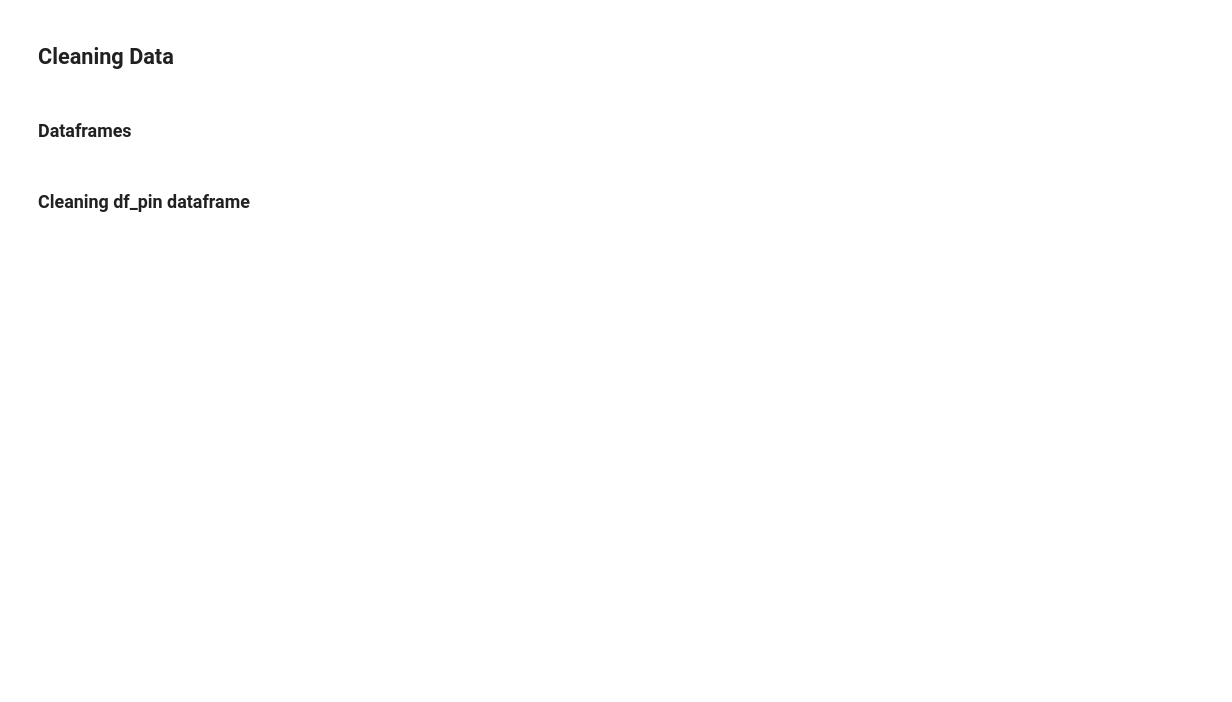
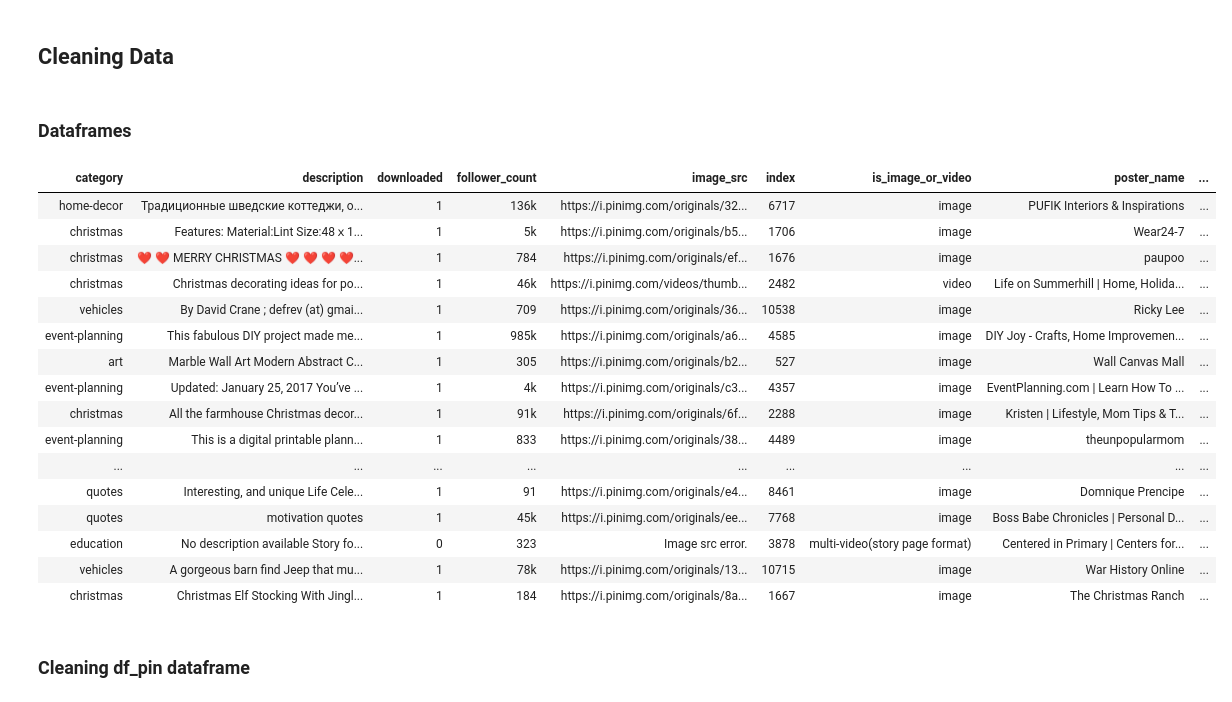
Before and after one commit to 1lekshmi/pinterest-data-pipeline449, a Jupyter notebook: databricks/clean_data.ipynb, the cells around one changed output. Drawn from its saved outputs; the diff is of its cells as text; code cells hidden in the pictures; blank space fills up the shorter version.

```diff
--- a/databricks/clean_data.ipynb
+++ b/databricks/clean_data.ipynb
@@ -5,18 +5,36 @@
 # %%
 # File location and type
 # Asterisk(*) indicates reading all the content of the specified file that have .json extension
-file_location = "/mnt/user-0a9b5b8a2ae5-bucket/topics/0a9b5b8a2ae5.{}/partition=0/*.json"
+file_location = "/mnt/s3_bucket_test/topics/0a9b5b8a2ae5.{}/partition=0/*.json"
 file_type = "json"
 # Ask Spark to infer the schema
 infer_schema = "true"
 # Read in JSONs from mounted S3 bucket
 df_pin = spark.read.format(file_type).option("inferSchema", infer_schema).load(file_location.format("pin"))
 df_geo = spark.read.format(file_type).option("inferSchema", infer_schema).load(file_location.format("geo"))
 df_user = spark.read.format(file_type).option("inferSchema", infer_schema).load(file_location.format("user"))
 
 display(df_pin)
-display(df_geo)
-display(df_user)
+# display(df_geo)
+# display(df_user)
+# %% [output]
+| category | description | downloaded | follower_count | image_src | index | is_image_or_video | poster_name | ... |
+| home-decor | Традиционные шведские коттеджи, о... | 1 | 136k | https://i.pinimg.com/originals/32... | 6717 | image | PUFIK Interiors & Inspirations | ... |
+| christmas | Features: Material:Lint Size:48ｘ1... | 1 | 5k | https://i.pinimg.com/originals/b5... | 1706 | image | Wear24-7 | ... |
+| christmas | ❤️ ❤️ MERRY CHRISTMAS ❤️ ❤️ ❤️ ❤️... | 1 | 784 | https://i.pinimg.com/originals/ef... | 1676 | image | paupoo | ... |
+| christmas | Christmas decorating ideas for po... | 1 | 46k | https://i.pinimg.com/videos/thumb... | 2482 | video | Life on Summerhill | Home, Holida... | ... |
+| vehicles | By David Crane ; defrev (at) gmai... | 1 | 709 | https://i.pinimg.com/originals/36... | 10538 | image | Ricky Lee | ... |
+| event-planning | This fabulous DIY project made me... | 1 | 985k | https://i.pinimg.com/originals/a6... | 4585 | image | DIY Joy - Crafts, Home Improvemen... | ... |
+| art | Marble Wall Art Modern Abstract C... | 1 | 305 | https://i.pinimg.com/originals/b2... | 527 | image | Wall Canvas Mall | ... |
+| event-planning | Updated: January 25, 2017 You’ve ... | 1 | 4k | https://i.pinimg.com/originals/c3... | 4357 | image | EventPlanning.com | Learn How To ... | ... |
+| christmas | All the farmhouse Christmas decor... | 1 | 91k | https://i.pinimg.com/originals/6f... | 2288 | image | Kristen | Lifestyle, Mom Tips & T... | ... |
+| event-planning | This is a digital printable plann... | 1 | 833 | https://i.pinimg.com/originals/38... | 4489 | image | theunpopularmom | ... |
+| ... | ... | ... | ... | ... | ... | ... | ... | ... |
+| quotes | Interesting, and unique Life Cele... | 1 | 91 | https://i.pinimg.com/originals/e4... | 8461 | image | Domnique Prencipe | ... |
+| quotes | motivation quotes | 1 | 45k | https://i.pinimg.com/originals/ee... | 7768 | image | Boss Babe Chronicles | Personal D... | ... |
+| education | No description available Story fo... | 0 | 323 | Image src error. | 3878 | multi-video(story page format) | Centered in Primary | Centers for... | ... |
+| vehicles | A gorgeous barn find Jeep that mu... | 1 | 78k | https://i.pinimg.com/originals/13... | 10715 | image | War History Online | ... |
+| christmas | Christmas Elf Stocking With Jingl... | 1 | 184 | https://i.pinimg.com/originals/8a... | 1667 | image | The Christmas Ranch | ... |
 # %% [markdown]
 ### Cleaning df_pin dataframe
 # %%
```
Also changed, not shown: parts of 18 cells of this notebook.
